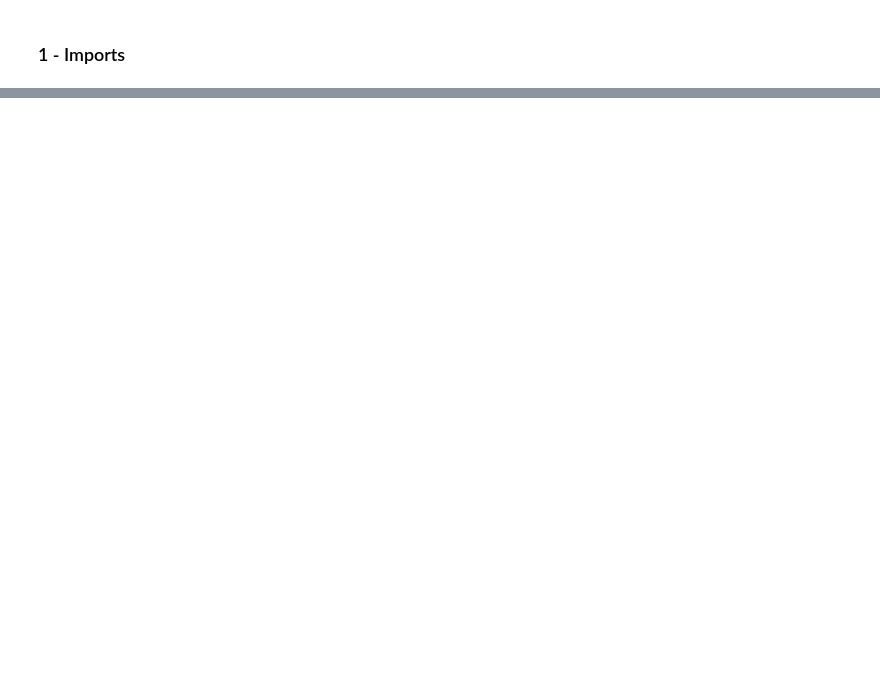
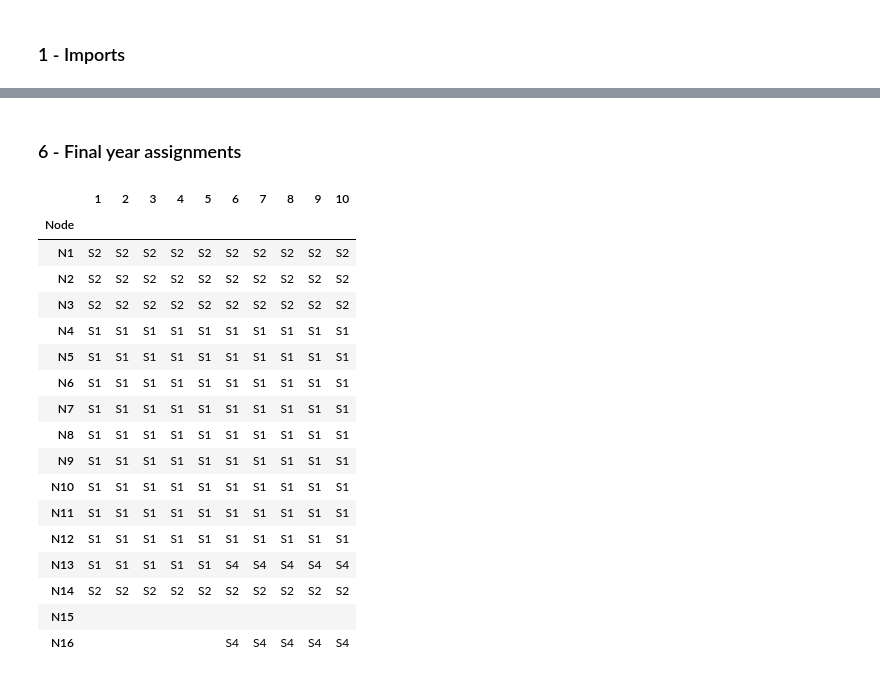
Before and after one commit to hubertprz/46750-optimization-assignment-2, a Jupyter notebook: model_3.ipynb, the cells around one changed output, grey strips where cells are left out. Cells and saved outputs as stored; diff of their text form; code cells hidden in the pictures; blank space fills up the shorter version.

```diff
--- a/model_3.ipynb
+++ b/model_3.ipynb
@@ -140,0 +100,13 @@ Once `solve_network_stochastic` is implemented in `src/solver.py`, call it with
+# %%
+solution = solve_network_intertemporal(
+    DistributionNetwork,
+    R=R,
+    B=B,
+    dr=dr,
+    years=years,
+    demands=demands,
+    op_cost=2,
+    connect_cost=connect_cost,
+    disconnect_cost=disconnect_cost,
+    OutputFlag=0
+)
@@ -140,0 +182,39 @@ Once `solve_network_stochastic` is implemented in `src/solver.py`, call it with
+# %% [markdown]
+### 6 - Final year assignments
+# %%
+S_idx = list(np.arange(1, len(DistributionNetwork.SUBSTATIONS)+1))
+N_idx = list(np.arange(1, len(DistributionNetwork.NODES)+1))
+
+# table of rows = nodes, columns = years, values = assigned substation id
+assignments = {y: [] for y in years}
+for y in years:
+    for n in N_idx:
+        sub_assigned = ''
+        for s in S_idx:
+            if solution['y'][(n, s, y)] > 0.5:
+                sub_assigned = DistributionNetwork.SUBSTATIONS[s-1].id
+                break
+        assignments[y].append(sub_assigned)
+
+assignments_df = pd.DataFrame(assignments, index=[DistributionNetwork.NODES[n-1] for n in N_idx])
+assignments_df.index.name = 'Node'
+assignments_df
+# %% [output]
+|  | 1 | 2 | 3 | 4 | 5 | 6 | 7 | 8 | 9 | 10 |
+| Node |  |  |  |  |  |  |  |  |  |  |
+| N1 | S2 | S2 | S2 | S2 | S2 | S2 | S2 | S2 | S2 | S2 |
+| N2 | S2 | S2 | S2 | S2 | S2 | S2 | S2 | S2 | S2 | S2 |
+| N3 | S2 | S2 | S2 | S2 | S2 | S2 | S2 | S2 | S2 | S2 |
+| N4 | S1 | S1 | S1 | S1 | S1 | S1 | S1 | S1 | S1 | S1 |
+| N5 | S1 | S1 | S1 | S1 | S1 | S1 | S1 | S1 | S1 | S1 |
+| N6 | S1 | S1 | S1 | S1 | S1 | S1 | S1 | S1 | S1 | S1 |
+| N7 | S1 | S1 | S1 | S1 | S1 | S1 | S1 | S1 | S1 | S1 |
+| N8 | S1 | S1 | S1 | S1 | S1 | S1 | S1 | S1 | S1 | S1 |
+| N9 | S1 | S1 | S1 | S1 | S1 | S1 | S1 | S1 | S1 | S1 |
+| N10 | S1 | S1 | S1 | S1 | S1 | S1 | S1 | S1 | S1 | S1 |
+| N11 | S1 | S1 | S1 | S1 | S1 | S1 | S1 | S1 | S1 | S1 |
+| N12 | S1 | S1 | S1 | S1 | S1 | S1 | S1 | S1 | S1 | S1 |
+| N13 | S1 | S1 | S1 | S1 | S1 | S4 | S4 | S4 | S4 | S4 |
+| N14 | S2 | S2 | S2 | S2 | S2 | S2 | S2 | S2 | S2 | S2 |
+| N15 |  |  |  |  |  |  |  |  |  |  |
+| N16 |  |  |  |  |  | S4 | S4 | S4 | S4 | S4 |
```
Also changed, not shown: parts of 15 cells of this notebook, 1 other file.
